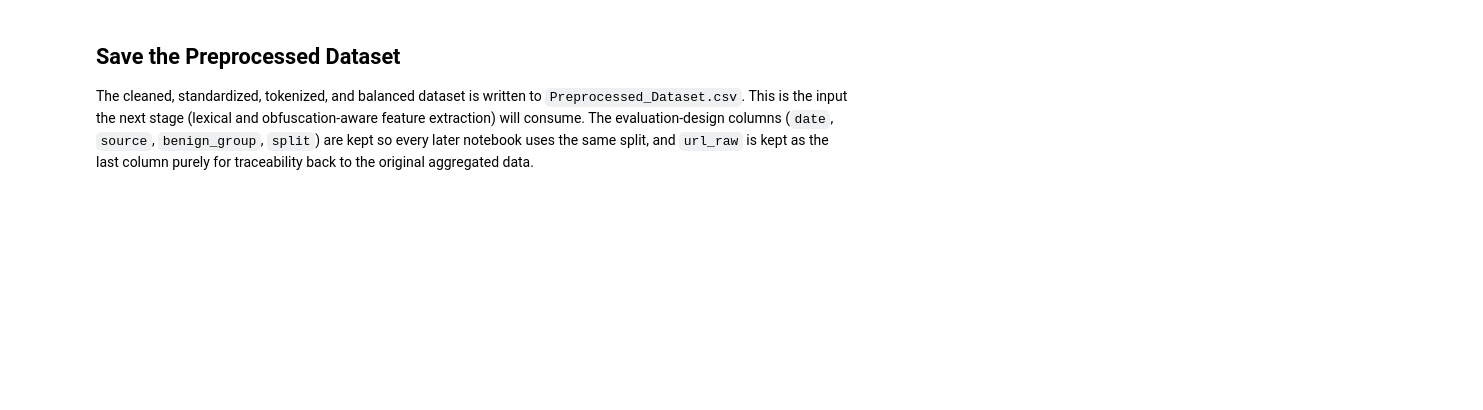
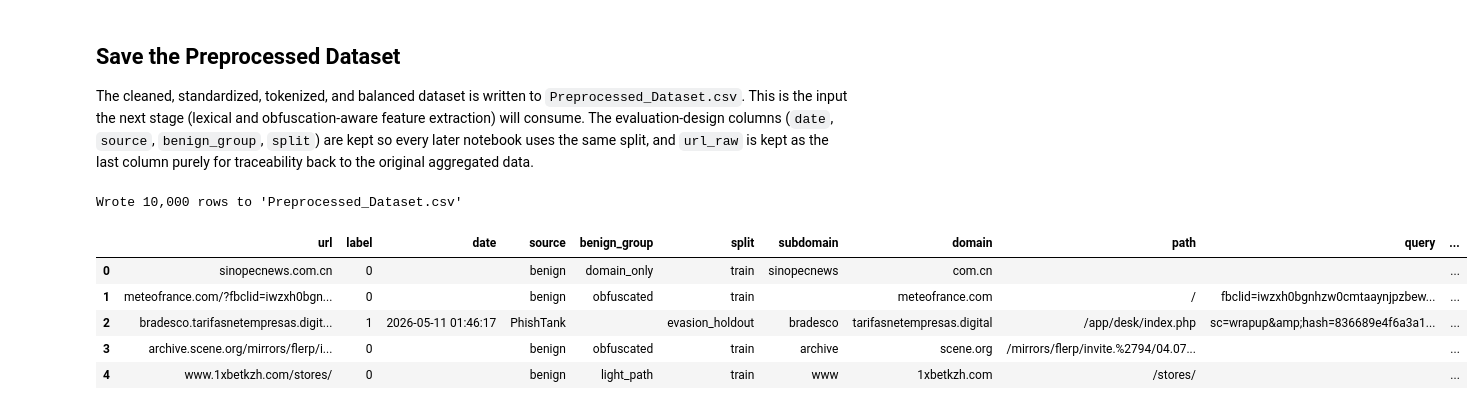
Before and after one commit to WendelLeander/PhishEvade, a Jupyter notebook: Modules/2_preprocessing_pipeline.ipynb, the cells around one changed output. Saved outputs shown, nothing was run; the diff lists cells and outputs as text; code cells hidden in the pictures; blank space fills up the shorter version.

```diff
--- a/Modules/2_preprocessing_pipeline.ipynb
+++ b/Modules/2_preprocessing_pipeline.ipynb
@@ -325,11 +419,19 @@ columns (`date`, `source`, `benign_group`, `split`) are kept so every later
 notebook uses the same split, and `url_raw` is kept as the last column purely
 for traceability back to the original aggregated data.
 # %%
-OUTPUT_PATH = "../Dataset/Preprocessed_Dataset.csv"
+OUTPUT_PATH = "Preprocessed_Dataset.csv"
 
 output_cols = ["url", "label"] + META_COLS + ["subdomain", "domain", "path", "query", "url_raw"]
 assert df["url"].is_unique and df[META_COLS].notna().all().all()
 df[output_cols].to_csv(OUTPUT_PATH, index=False)
 
 print(f"Wrote {len(df):,} rows to '{OUTPUT_PATH}'")
 df[output_cols].head()
+# %% [output]
+Wrote 10,000 rows to 'Preprocessed_Dataset.csv'
+|  | url | label | date | source | benign_group | split | subdomain | domain | path | query | ... |
+| 0 | sinopecnews.com.cn | 0 |  | benign | domain_only | train | sinopecnews | com.cn |  |  | ... |
+| 1 | meteofrance.com/?fbclid=iwzxh0bgn... | 0 |  | benign | obfuscated | train |  | meteofrance.com | / | fbclid=iwzxh0bgnhzw0cmtaaynjpzbew... | ... |
+| 2 | bradesco.tarifasnetempresas.digit... | 1 | 2026-05-11 01:46:17 | PhishTank |  | evasion_holdout | bradesco | tarifasnetempresas.digital | /app/desk/index.php | sc=wrapup&amp;hash=836689e4f6a3a1... | ... |
+| 3 | archive.scene.org/mirrors/flerp/i... | 0 |  | benign | obfuscated | train | archive | scene.org | /mirrors/flerp/invite.%2794/04.07... |  | ... |
+| 4 | www.1xbetkzh.com/stores/ | 0 |  | benign | light_path | train | www | 1xbetkzh.com | /stores/ |  | ... |
```
Also changed, not shown: parts of 9 cells of this notebook.
